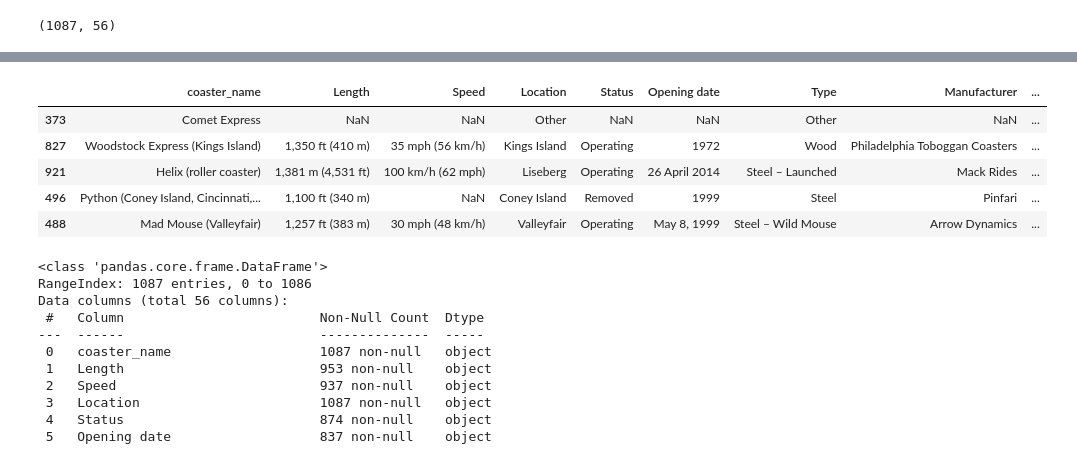
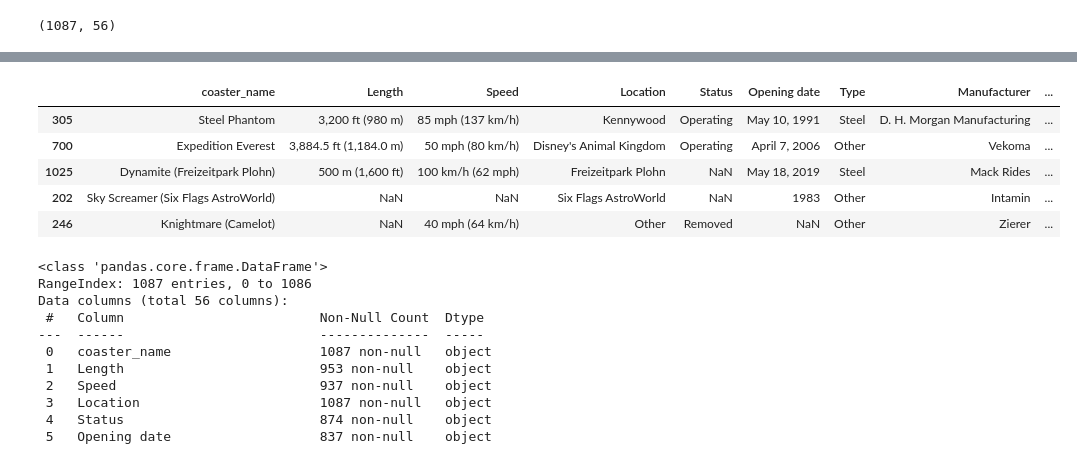
Before and after one commit to SartazAnsari/roller-coaster-analysis, a Jupyter notebook: RollerCoasterAnalysis.ipynb, the cells around one changed output, grey strips where cells are left out. Saved outputs shown, nothing was run; the diff lists cells and outputs as text; code cells hidden in the pictures.

```diff
--- a/RollerCoasterAnalysis.ipynb
+++ b/RollerCoasterAnalysis.ipynb
@@ -50,3 +52,5 @@ def display_dataframe(df):
+# %%
+pd.set_option("display.max_columns", None)
 # %% [markdown]
 # Reading and Exploring data
 # %%
@@ -76,12 +82,13 @@ display_dataframe(df.tail())
 # %%
-display_dataframe(df.sample(5))
+# display_dataframe(df.sample(5))
+df.sample(5)
 # %% [output]
 |  | coaster_name | Length | Speed | Location | Status | Opening date | Type | Manufacturer | ... |
-| 373 | Comet Express | NaN | NaN | Other | NaN | NaN | Other | NaN | ... |
-| 827 | Woodstock Express (Kings Island) | 1,350 ft (410 m) | 35 mph (56 km/h) | Kings Island | Operating | 1972 | Wood | Philadelphia Toboggan Coasters | ... |
-| 921 | Helix (roller coaster) | 1,381 m (4,531 ft) | 100 km/h (62 mph) | Liseberg | Operating | 26 April 2014 | Steel – Launched | Mack Rides | ... |
-| 496 | Python (Coney Island, Cincinnati,... | 1,100 ft (340 m) | NaN | Coney Island | Removed | 1999 | Steel | Pinfari | ... |
-| 488 | Mad Mouse (Valleyfair) | 1,257 ft (383 m) | 30 mph (48 km/h) | Valleyfair | Operating | May 8, 1999 | Steel – Wild Mouse | Arrow Dynamics | ... |
+| 305 | Steel Phantom | 3,200 ft (980 m) | 85 mph (137 km/h) | Kennywood | Operating | May 10, 1991 | Steel | D. H. Morgan Manufacturing | ... |
+| 700 | Expedition Everest | 3,884.5 ft (1,184.0 m) | 50 mph (80 km/h) | Disney's Animal Kingdom | Operating | April 7, 2006 | Other | Vekoma | ... |
+| 1025 | Dynamite (Freizeitpark Plohn) | 500 m (1,600 ft) | 100 km/h (62 mph) | Freizeitpark Plohn | NaN | May 18, 2019 | Steel | Mack Rides | ... |
+| 202 | Sky Screamer (Six Flags AstroWorld) | NaN | NaN | Six Flags AstroWorld | NaN | 1983 | Other | Intamin | ... |
+| 246 | Knightmare (Camelot) | NaN | 40 mph (64 km/h) | Other | Removed | NaN | Other | Zierer | ... |
 # %%
 df.info()
 # %% [output]
```
Also changed, not shown: parts of 18 cells of this notebook.
